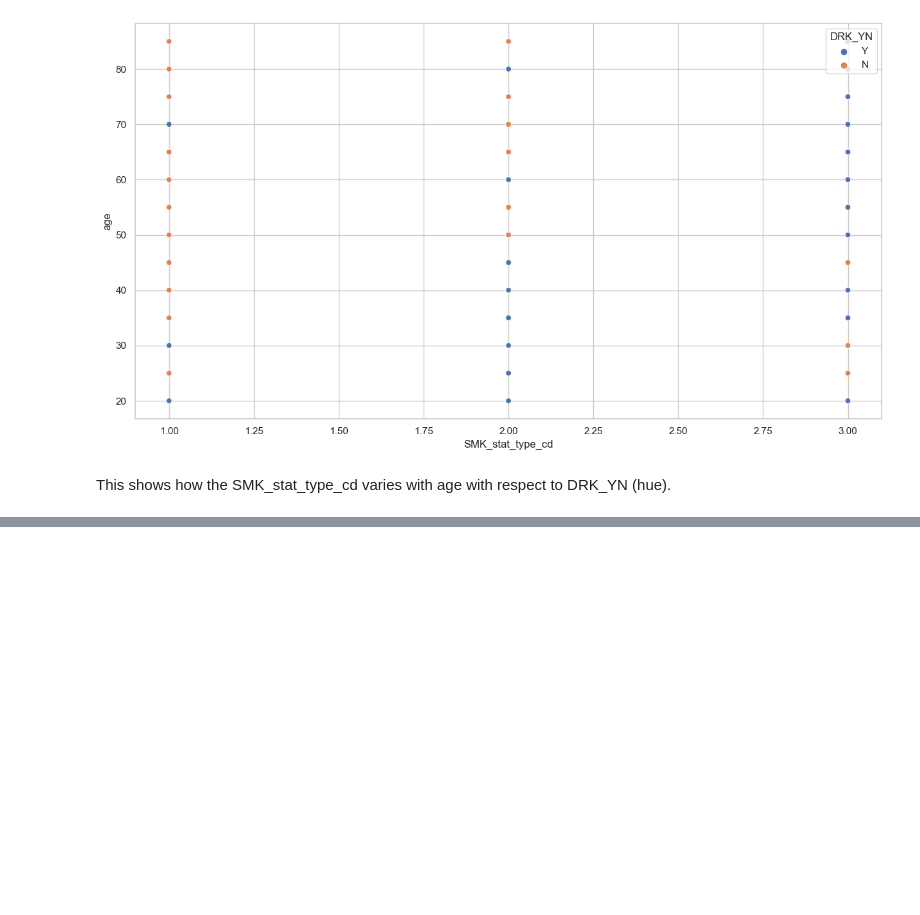
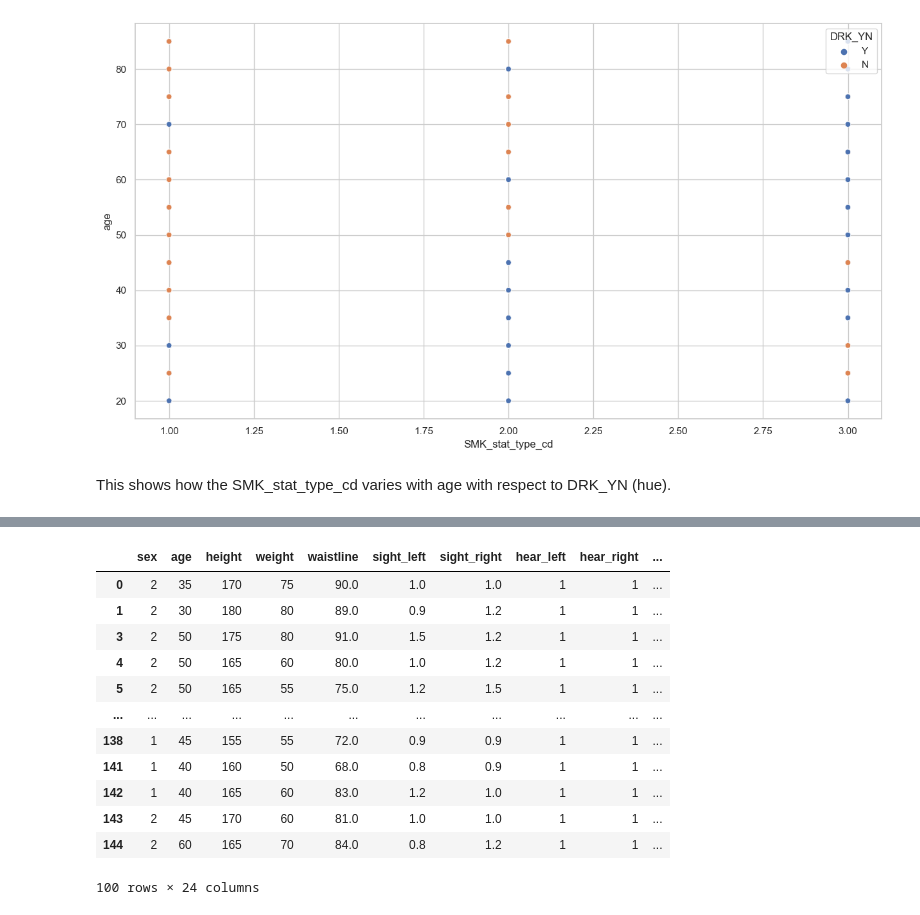
Before and after one commit to NancyPatel11/Data-Mining-Course-Project-2, a Jupyter notebook: IT496_CP_2_Smoking_202101469.ipynb, the cells around one changed output, grey strips where cells are left out. Saved outputs shown, nothing was run; the diff lists cells and outputs as text; code cells hidden in the pictures; blank space fills up the shorter version.

```diff
--- a/IT496_CP_2_Smoking_202101469.ipynb
+++ b/IT496_CP_2_Smoking_202101469.ipynb
@@ -502,0 +666,16 @@ This shows how the SMK_stat_type_cd varies with age with respect to DRK_YN (hue)
+# %%
+df_new.head(100)
+# %% [output]
+|  | sex | age | height | weight | waistline | sight_left | sight_right | hear_left | hear_right | ... |
+| 0 | 2 | 35 | 170 | 75 | 90.0 | 1.0 | 1.0 | 1 | 1 | ... |
+| 1 | 2 | 30 | 180 | 80 | 89.0 | 0.9 | 1.2 | 1 | 1 | ... |
+| 3 | 2 | 50 | 175 | 80 | 91.0 | 1.5 | 1.2 | 1 | 1 | ... |
+| 4 | 2 | 50 | 165 | 60 | 80.0 | 1.0 | 1.2 | 1 | 1 | ... |
+| 5 | 2 | 50 | 165 | 55 | 75.0 | 1.2 | 1.5 | 1 | 1 | ... |
+| ... | ... | ... | ... | ... | ... | ... | ... | ... | ... | ... |
+| 138 | 1 | 45 | 155 | 55 | 72.0 | 0.9 | 0.9 | 1 | 1 | ... |
+| 141 | 1 | 40 | 160 | 50 | 68.0 | 0.8 | 0.9 | 1 | 1 | ... |
+| 142 | 1 | 40 | 165 | 60 | 83.0 | 1.2 | 1.0 | 1 | 1 | ... |
+| 143 | 2 | 45 | 170 | 60 | 81.0 | 1.0 | 1.0 | 1 | 1 | ... |
+| 144 | 2 | 60 | 165 | 70 | 84.0 | 0.8 | 1.2 | 1 | 1 | ... |
+100 rows × 24 columns
```
Also changed, not shown: parts of 28 cells of this notebook.
